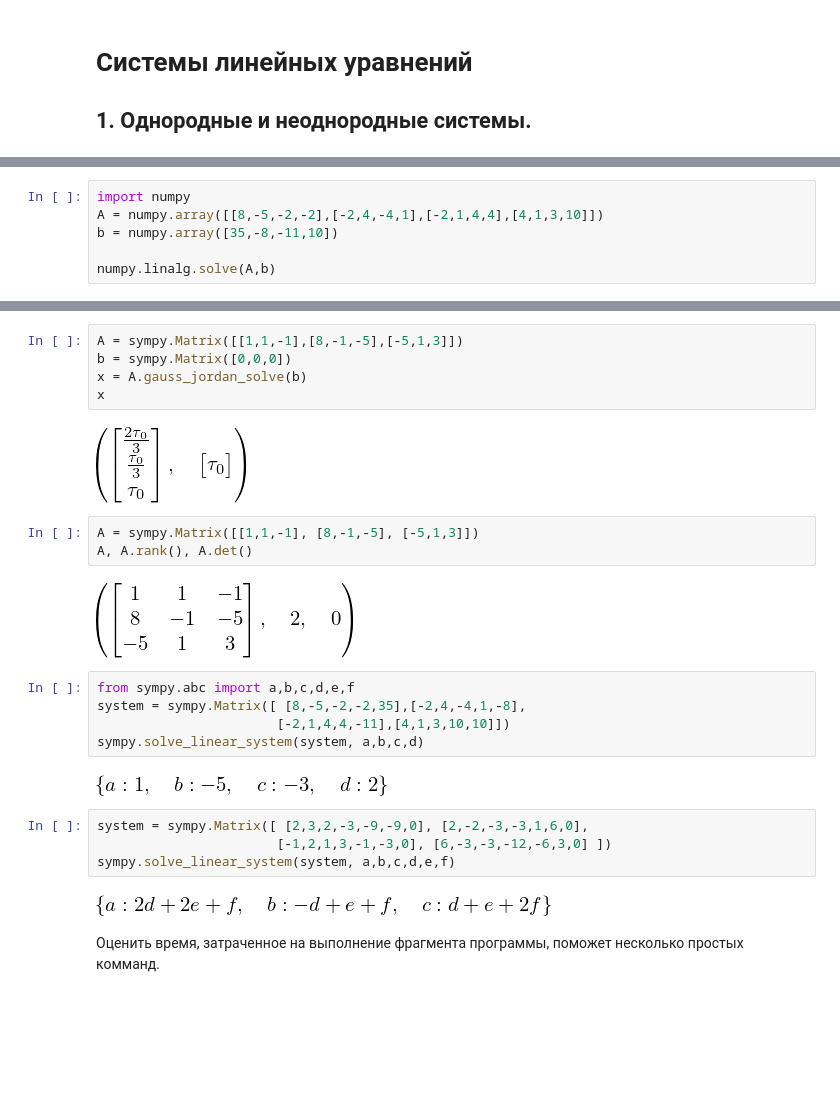
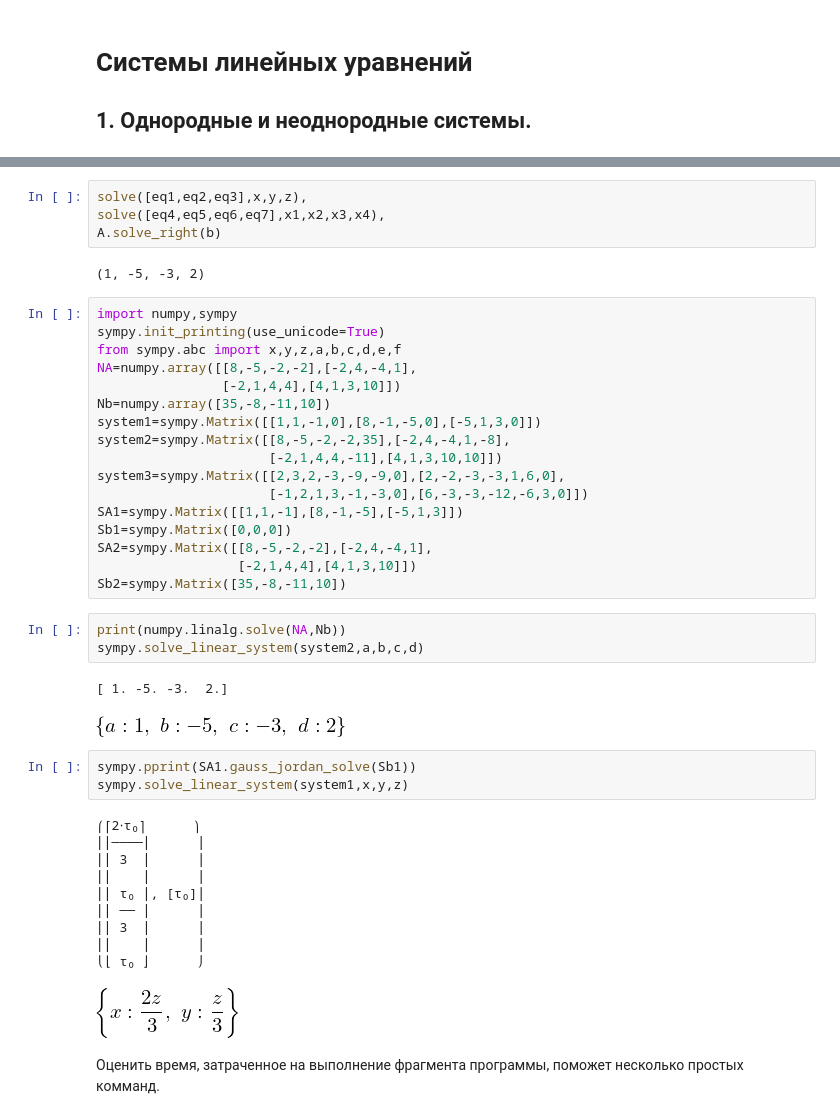
Before and after one commit to OlgaBelitskaya/linear_algebra_practice, a Jupyter notebook: work1_5.ipynb, the cells around one changed output, grey strips where cells are left out. Saved outputs shown, nothing was run; the diff lists cells and outputs as text; blank space fills up the shorter version.

```diff
--- a/work1_5.ipynb
+++ b/work1_5.ipynb
@@ -100,6 +59,0 @@ x
-# %%
-import numpy
-A = numpy.array([[8,-5,-2,-2],[-2,4,-4,1],[-2,1,4,4],[4,1,3,10]])
-b = numpy.array([35,-8,-11,10])
-
-numpy.linalg.solve(A,b)
@@ -127,28 +60,46 @@ sympy.solve_linear_system(system, x,y,z)
-# %%
-A = sympy.Matrix([[1,1,-1],[8,-1,-5],[-5,1,3]])
-b = sympy.Matrix([0,0,0])
-x = A.gauss_jordan_solve(b)
-x
-# %% [output]
-[figure, removed]
-# %%
-A = sympy.Matrix([[1,1,-1], [8,-1,-5], [-5,1,3]])
-A, A.rank(), A.det()
-# %% [output]
-[figure, removed]
-# %%
-from sympy.abc import a,b,c,d,e,f
-system = sympy.Matrix([ [8,-5,-2,-2,35],[-2,4,-4,1,-8],
-                       [-2,1,4,4,-11],[4,1,3,10,10]])
-sympy.solve_linear_system(system, a,b,c,d)
-# %% [output]
-[figure, removed]
-# %%
-system = sympy.Matrix([ [2,3,2,-3,-9,-9,0], [2,-2,-3,-3,1,6,0],
-                       [-1,2,1,3,-1,-3,0], [6,-3,-3,-12,-6,3,0] ])
-sympy.solve_linear_system(system, a,b,c,d,e,f)
-# %% [output]
-[figure, removed]
+# %%
+solve([eq1,eq2,eq3],x,y,z),
+solve([eq4,eq5,eq6,eq7],x1,x2,x3,x4),
+A.solve_right(b)
+# %% [output]
+(1, -5, -3, 2)
+# %%
+import numpy,sympy
+sympy.init_printing(use_unicode=True)
+from sympy.abc import x,y,z,a,b,c,d,e,f
+NA=numpy.array([[8,-5,-2,-2],[-2,4,-4,1],
+                [-2,1,4,4],[4,1,3,10]])
+Nb=numpy.array([35,-8,-11,10])
+system1=sympy.Matrix([[1,1,-1,0],[8,-1,-5,0],[-5,1,3,0]])
+system2=sympy.Matrix([[8,-5,-2,-2,35],[-2,4,-4,1,-8],
+                      [-2,1,4,4,-11],[4,1,3,10,10]])
+system3=sympy.Matrix([[2,3,2,-3,-9,-9,0],[2,-2,-3,-3,1,6,0],
+                      [-1,2,1,3,-1,-3,0],[6,-3,-3,-12,-6,3,0]])
+SA1=sympy.Matrix([[1,1,-1],[8,-1,-5],[-5,1,3]])
+Sb1=sympy.Matrix([0,0,0])
+SA2=sympy.Matrix([[8,-5,-2,-2],[-2,4,-4,1],
+                  [-2,1,4,4],[4,1,3,10]])
+Sb2=sympy.Matrix([35,-8,-11,10])
+# %%
+print(numpy.linalg.solve(NA,Nb))
+sympy.solve_linear_system(system2,a,b,c,d)
+# %% [output]
+[ 1. -5. -3.  2.]
+[figure, added]
+# %%
+sympy.pprint(SA1.gauss_jordan_solve(Sb1))
+sympy.solve_linear_system(system1,x,y,z)
+# %% [output]
+⎛⎡2⋅τ₀⎤      ⎞
+⎜⎢────⎥      ⎟
+⎜⎢ 3  ⎥      ⎟
+⎜⎢    ⎥      ⎟
+⎜⎢ τ₀ ⎥, [τ₀]⎟
+⎜⎢ ── ⎥      ⎟
+⎜⎢ 3  ⎥      ⎟
+⎜⎢    ⎥      ⎟
+⎝⎣ τ₀ ⎦      ⎠
+[figure, added]
 # %% [markdown]
 Оценить время, затраченное на выполнение фрагмента программы, поможет несколько простых комманд.
 # %%
```
Also changed, not shown: parts of 61 cells of this notebook.
